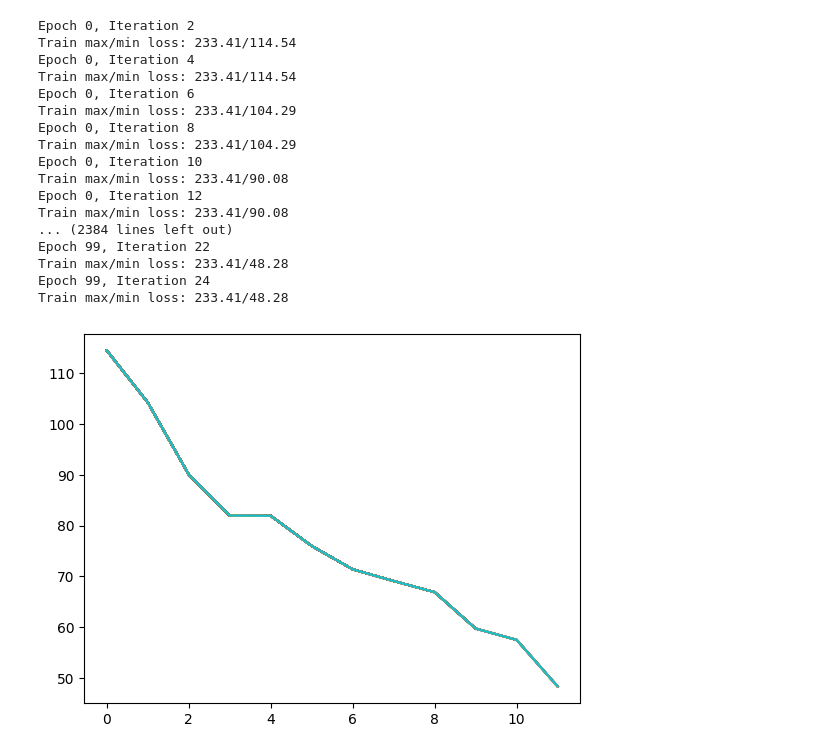
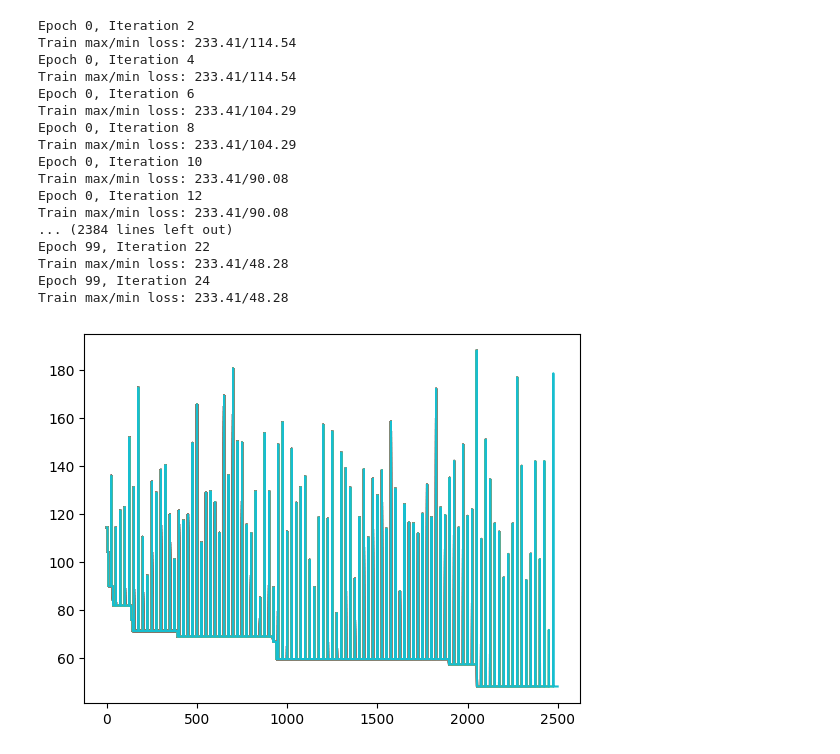
Before and after one commit to ensismoebius/aprendizadoProfundo, a Jupyter notebook: simulations/article/jupyterNotebooks/Convolutional_and_Spiking_NN.ipynb, the cells around one changed output. Saved outputs shown, nothing was run; the diff lists cells and outputs as text; code cells hidden in the pictures.

Commit message:
A snapshot of the models was added

```diff
--- a/simulations/article/jupyterNotebooks/Convolutional_and_Spiking_NN.ipynb
+++ b/simulations/article/jupyterNotebooks/Convolutional_and_Spiking_NN.ipynb
@@ -166,7 +165,7 @@ num_epochs = 100
 device = torch.device("cuda")
 data_path='/content/drive/MyDrive/databases/S01_EEG.mat'
 # device = torch.device("cpu")
-# data_path='/home/ensismoebius/Documentos/UNESP/doutorado/databases/Base de Datos Habla Imaginada/S01/S01_EEG.mat'
+# data_path='S01_EEG.mat'
 
 # Create DataLoaders
 eegDataset = EEGDataset(data_path)
@@ -240,7 +239,11 @@ for epoch in range(num_epochs):
             maxLoss = loss_val.item()
         if minLoss > loss_val.item() :
             minLoss = loss_val.item()
-            min_loss_hist.append(minLoss) # store loss
+
+        if iteration == 1 :
+          min_loss_hist.append(loss_val.item()) # store loss
+        else :
+          min_loss_hist.append(minLoss) # store loss
 
         # print every 10 iterations
         if iteration % 2 == 0:
@@ -303,13 +306,6 @@ class SNNModel(nn.Module):
             snn.Leaky(beta=neuronDecayRate, spike_grad=spike_grad),
             nn.AvgPool1d(27, stride=1)
         )
-        # self.model = nn.Sequential(
-        #     self.inputCurrent = nn.Linear(inputLength, 10000)
-        #     self.spike1 = snn.Leaky(beta=neuronDecayRate, spike_grad=spike_grad)
-        #     self.inputSpikes = nn.Linear(10000, 27)
-        #     self.spike2 = snn.Leaky(beta=neuronDecayRate, spike_grad=spike_grad)
-        #     self.avg = nn.AvgPool1d(27, stride=1)
-        # )
 
     def save_model(self, path):
         with open(path, 'wb') as f:
@@ -431,32 +427,36 @@ for epoch in range(num_epochs):
             maxLoss = loss_val.item()
         if minLoss > loss_val.item() :
             minLoss = loss_val.item()
-            min_loss_hist.append(minLoss) # store loss
+
+        if iteration == 1 :
+          min_loss_hist.append(loss_val.item()) # store loss
+        else :
+          min_loss_hist.append(minLoss) # store loss
 
         # print every 10 iterations
         if iteration % 2 == 0:
             print(f"Epoch {epoch}, Iteration {iteration} \nTrain max/min loss: {maxLoss:.2f}/{minLoss:.2f}")
 
     plt.plot(min_loss_hist)
 
 model.save_model('spik.pth')
 # model.load_model('test.pth')
 # %% [output]
 Epoch 0, Iteration 2
 Train max/min loss: 233.41/114.54
 Epoch 0, Iteration 4
 Train max/min loss: 233.41/114.54
 Epoch 0, Iteration 6
 Train max/min loss: 233.41/104.29
 Epoch 0, Iteration 8
 Train max/min loss: 233.41/104.29
 Epoch 0, Iteration 10
 Train max/min loss: 233.41/90.08
 Epoch 0, Iteration 12
 Train max/min loss: 233.41/90.08
 ... (2384 lines left out)
 Epoch 99, Iteration 22
 Train max/min loss: 233.41/48.28
 Epoch 99, Iteration 24
 Train max/min loss: 233.41/48.28
-[figure, old version]
+[figure, new version]
```
Also changed, not shown: parts of 2 cells of this notebook, 11 other files.
